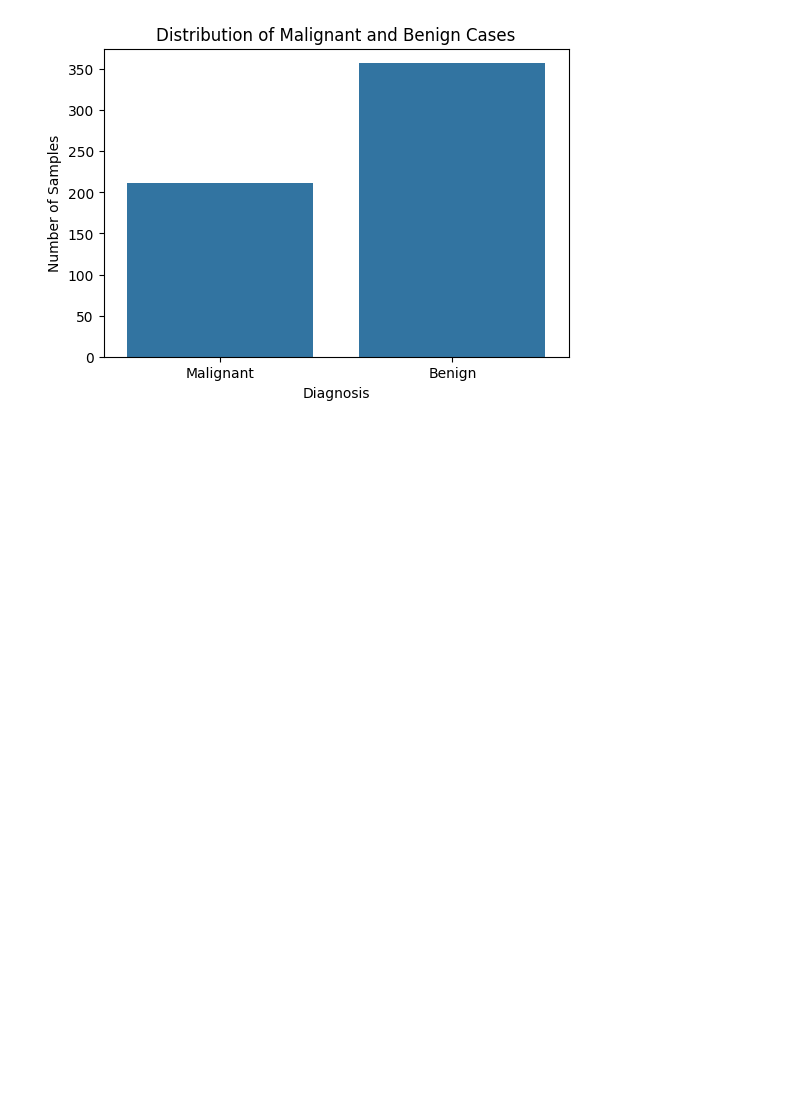
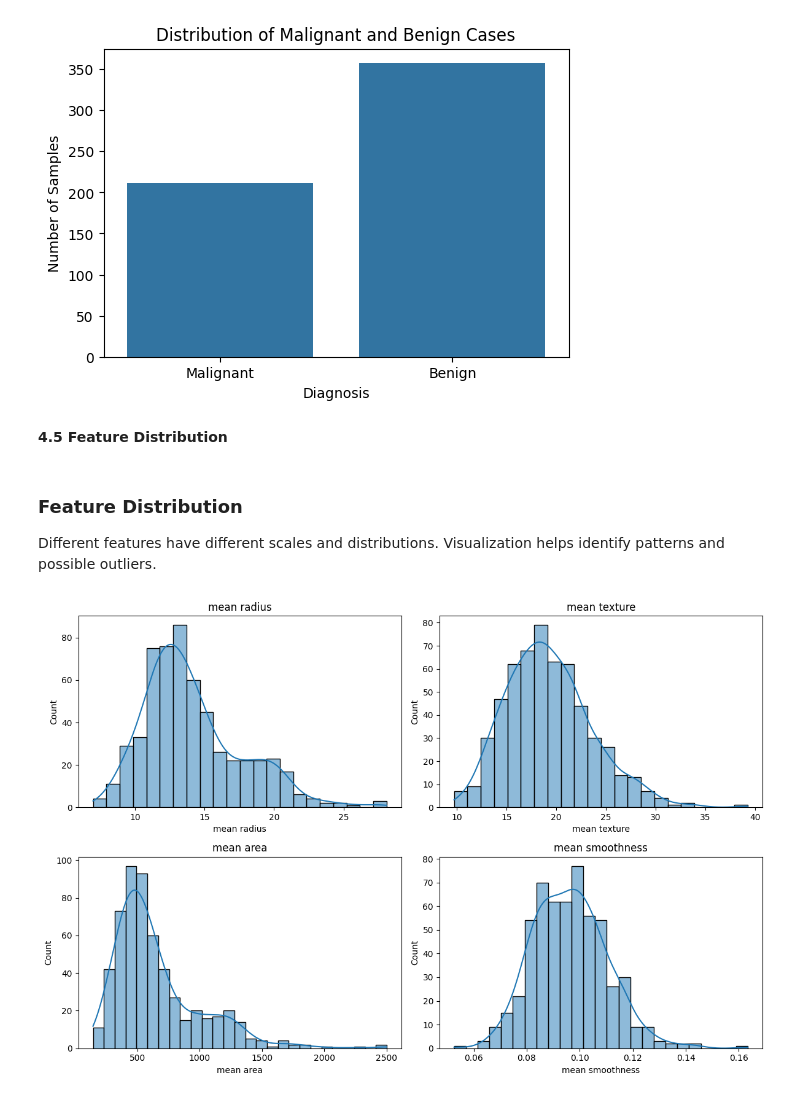
Before and after one commit to sabithamanoj/breast-cancer-ml-pipeline, a Jupyter notebook: breast_cancer_ml_analysis.ipynb, the cells around one changed output. Cells and saved outputs as stored; diff of their text form; code cells hidden in the pictures; blank space fills up the shorter version.

```diff
--- a/breast_cancer_ml_analysis.ipynb
+++ b/breast_cancer_ml_analysis.ipynb
@@ -210,3 +210,32 @@ plt.ylabel("Number of Samples")
 plt.show()
 # %% [output]
 [figure]
+# %% [markdown]
+**4.5 Feature Distribution**
+# %% [markdown]
+### Feature Distribution
+
+Different features have different scales and distributions.
+Visualization helps identify patterns and possible outliers.
+# %%
+features_to_plot = [
+    "mean radius",
+    "mean texture",
+    "mean area",
+    "mean smoothness"
+]
+
+plt.figure(figsize=(12,8))
+
+for i, feature in enumerate(features_to_plot):
+    plt.subplot(2,2,i+1)
+    sns.histplot(
+        X[feature],
+        kde=True
+    )
+    plt.title(feature)
+
+plt.tight_layout()
+plt.show()
+# %% [output]
+[figure, added]
```
Also changed, not shown: parts of 3 cells of this notebook.
